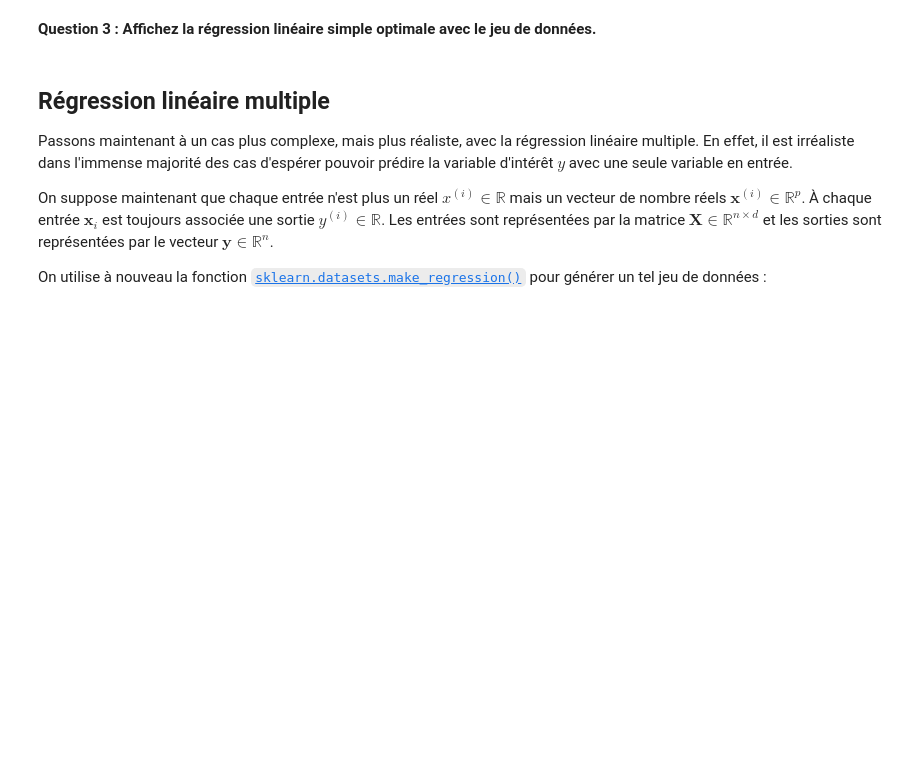
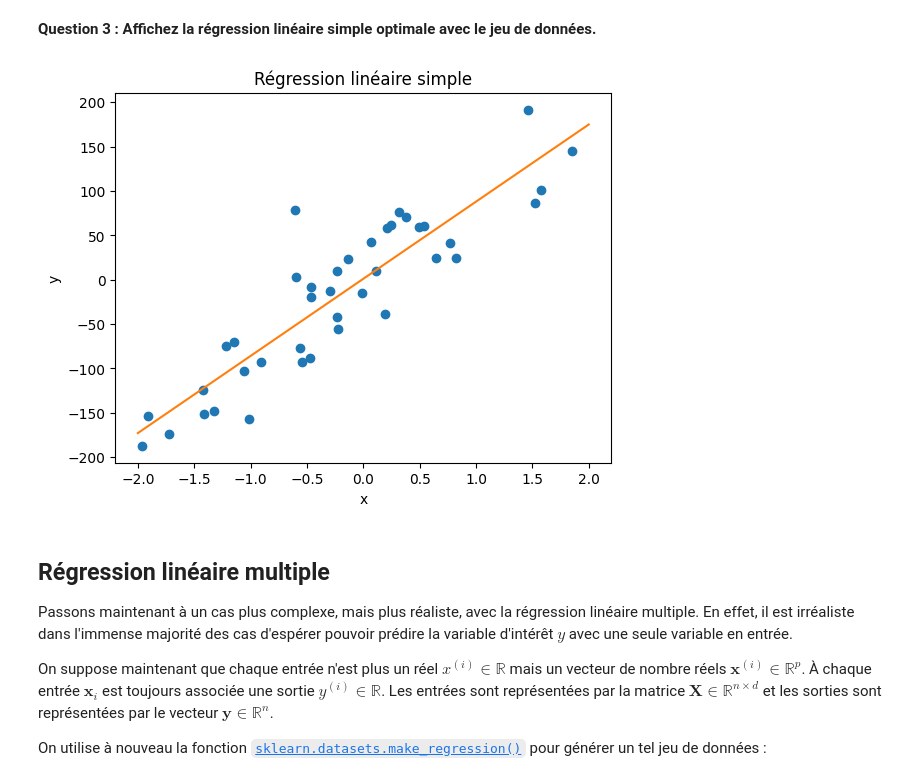
Before and after one commit to romanedelanzy/outils_bureautiques, a Jupyter notebook: notebooks/Exercices - NumPy - Sujet.ipynb, the cells around one changed output. Drawn from its saved outputs; the diff is of its cells as text; code cells hidden in the pictures; blank space fills up the shorter version.

```diff
--- a/notebooks/Exercices - NumPy - Sujet.ipynb
+++ b/notebooks/Exercices - NumPy - Sujet.ipynb
@@ -59,11 +65,22 @@ $$
     \hat{a} \approx 86.91856 \qquad\text{et}\qquad \hat{b} \approx 1.02764
 $$
 # %%
-# TODO
+cov_matrix = np.cov(x_lin_sim, y_lin_sim)
+
+a_hat = cov_matrix[0, 1] / cov_matrix[0, 0] #on parle de la matrice de covariance donc qui contient les cov et les variables donc enft les 1 et les 0 c'est l'inder ligne et colonne donc pour trouver la variance et la covariance
+b_hat = y_lin_sim.mean() - a_hat * x_lin_sim.mean()
 # %% [markdown]
 **Question 3 : Affichez la régression linéaire simple optimale avec le jeu de données.**
 # %%
-# TODO
+plt.scatter(x_lin_sim.ravel(), y_lin_sim)
+plt.plot(np.linspace(-2, 2, 2), a_hat * np.linspace(-2, 2, 2) + b_hat, color='C1')# c'est ce qui permet de créer la ligne au milieu du nuage de point
+#pour tracer la droite on prend les coordonnées de 2 points aux extrémités
+plt.xlabel('x')
+plt.ylabel('y')
+plt.title('Régression linéaire simple')
+plt.show()
+# %% [output]
+[figure, added]
 # %% [markdown]
 ## Régression linéaire multiple
 
```
Also changed, not shown: parts of 6 cells of this notebook, 3 other files.
